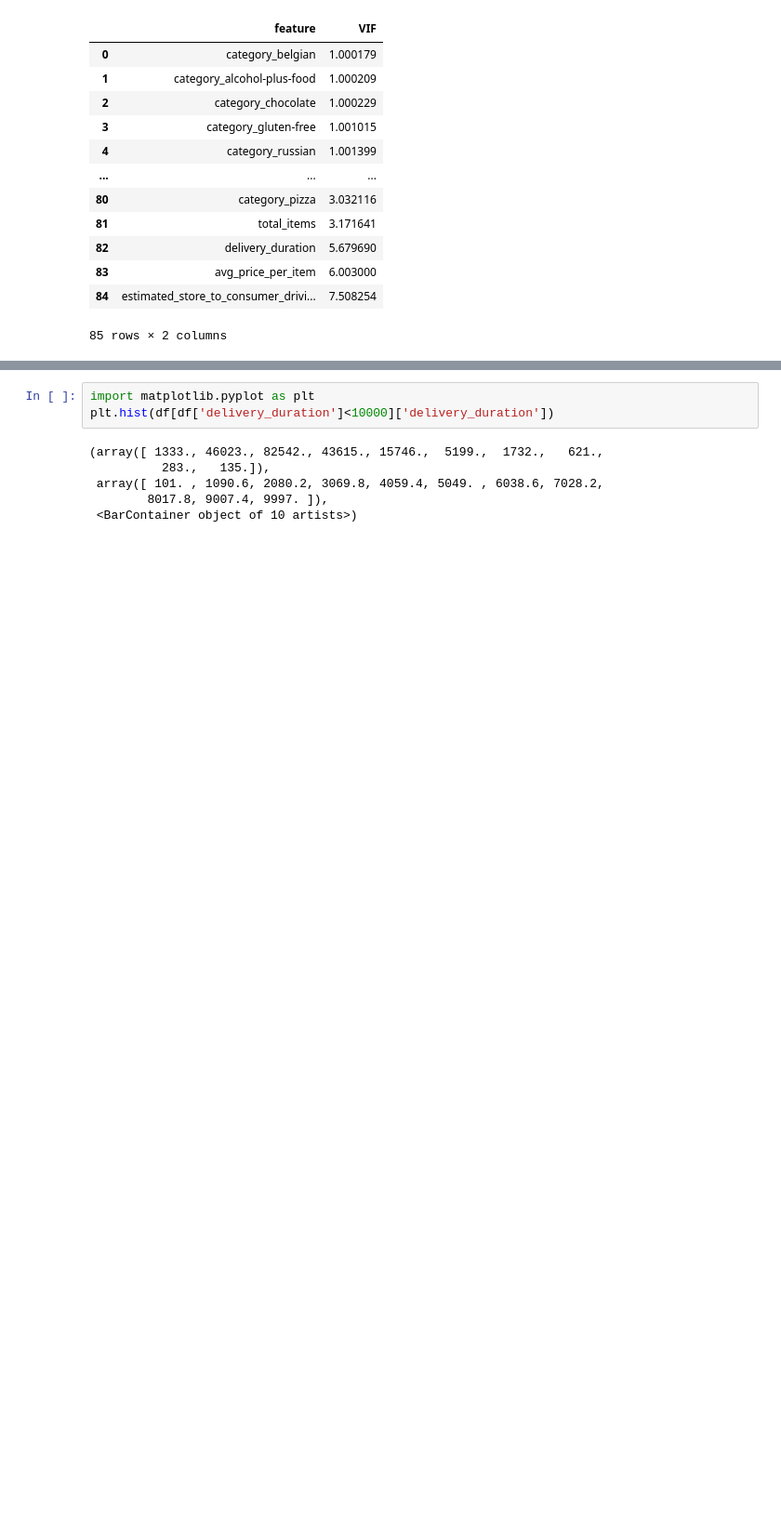
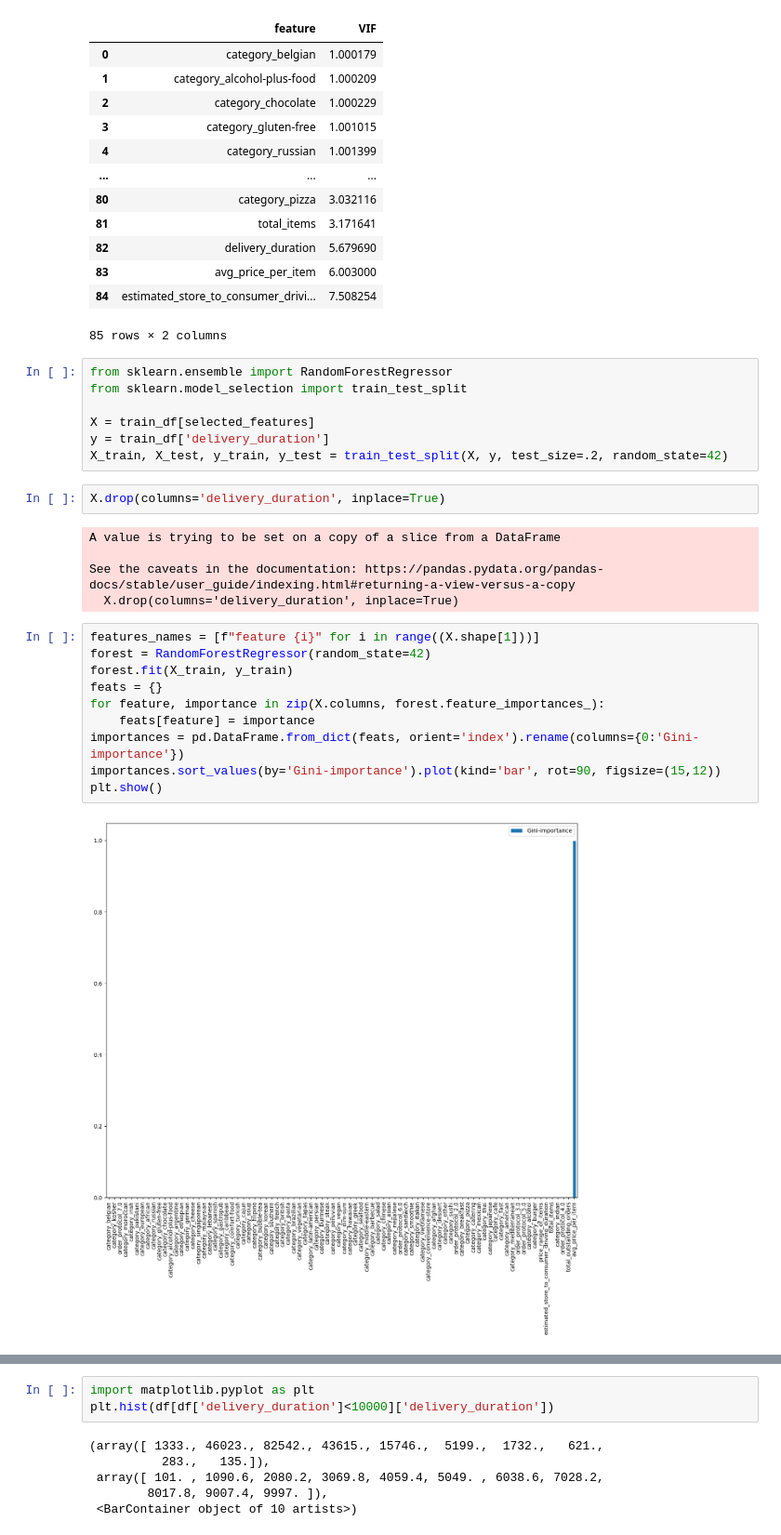
Before and after one commit to DavidGuzzi/SC_DS_Projects, a Jupyter notebook: Delivery Duration Prediction, DoorDash/data/prediction.ipynb, the cells around one changed output, grey strips where cells are left out. Shown at 93% size. Drawn from its saved outputs; the diff is of its cells as text; blank space fills up the shorter version.

```diff
--- a/Delivery Duration Prediction, DoorDash/data/prediction.ipynb
+++ b/Delivery Duration Prediction, DoorDash/data/prediction.ipynb
@@ -336,3 +336,29 @@ AttributeError: 'numpy.ndarray' object has no attribute 'to_list'
 | 83 | avg_price_per_item | 6.003000 |
 | 84 | estimated_store_to_consumer_drivi... | 7.508254 |
 85 rows × 2 columns
+# %%
+from sklearn.ensemble import RandomForestRegressor
+from sklearn.model_selection import train_test_split
+
+X = train_df[selected_features]
+y = train_df['delivery_duration']
+X_train, X_test, y_train, y_test = train_test_split(X, y, test_size=.2, random_state=42)
+# %%
+X.drop(columns='delivery_duration', inplace=True)
+# %% [output]
+A value is trying to be set on a copy of a slice from a DataFrame
+
+See the caveats in the documentation: https://pandas.pydata.org/pandas-docs/stable/user_guide/indexing.html#returning-a-view-versus-a-copy
+  X.drop(columns='delivery_duration', inplace=True)
+# %%
+features_names = [f"feature {i}" for i in range((X.shape[1]))]
+forest = RandomForestRegressor(random_state=42)
+forest.fit(X_train, y_train)
+feats = {}
+for feature, importance in zip(X.columns, forest.feature_importances_):
+    feats[feature] = importance
+importances = pd.DataFrame.from_dict(feats, orient='index').rename(columns={0:'Gini-importance'})
+importances.sort_values(by='Gini-importance').plot(kind='bar', rot=90, figsize=(15,12))
+plt.show()
+# %% [output]
+[figure, added]
```
Also changed, not shown: parts of 1 cell of this notebook.
